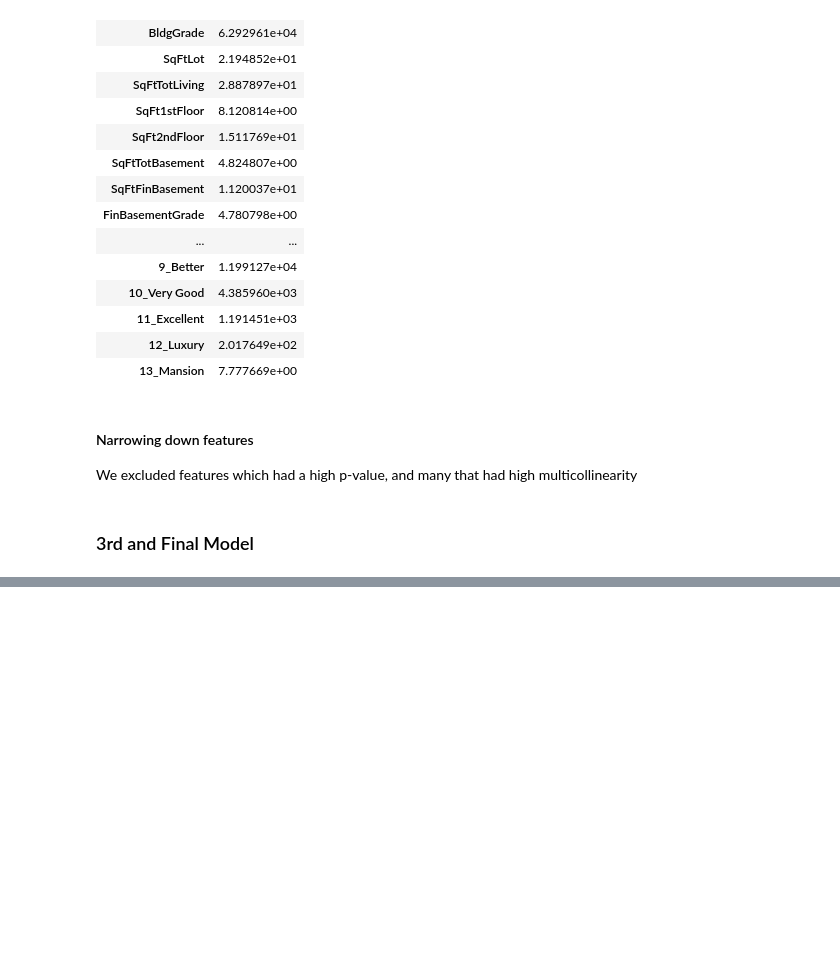
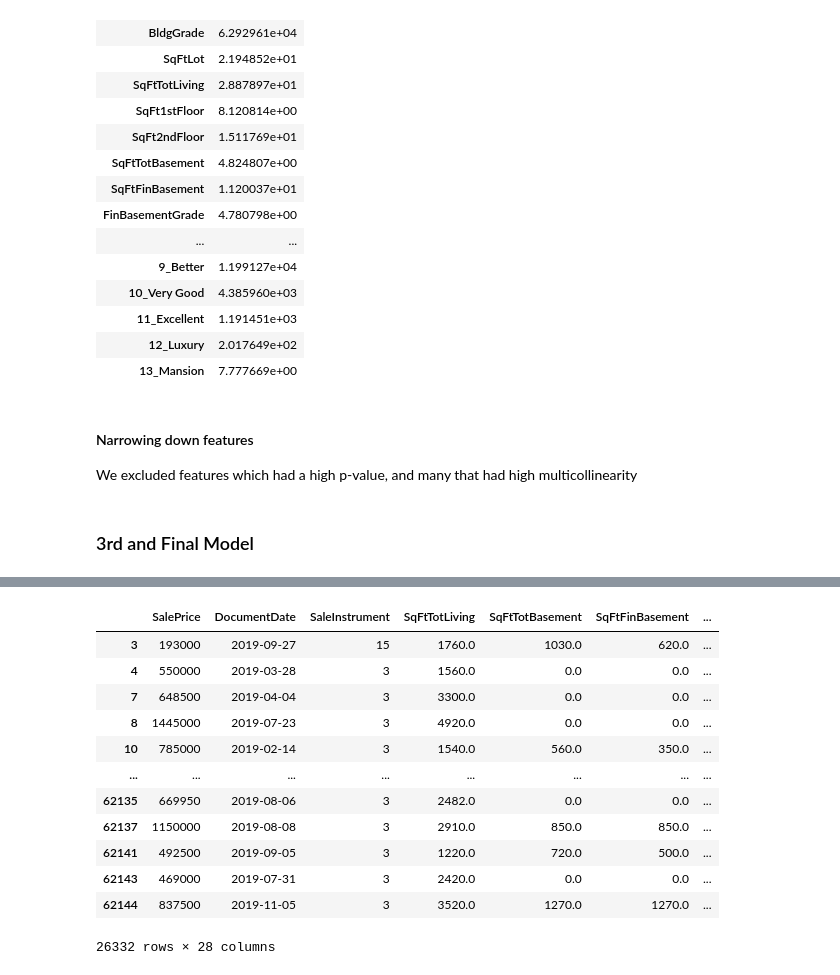
Before and after one commit to Ozxahmed/phase_2_project_chicago-sf-seattle-ds-082420, a Jupyter notebook: notebooks/report/project_2_housing_prices_final_report.ipynb, the cells around one changed output, grey strips where cells are left out. Saved outputs shown, nothing was run; the diff lists cells and outputs as text; code cells hidden in the pictures; blank space fills up the shorter version.

```diff
--- a/notebooks/report/project_2_housing_prices_final_report.ipynb
+++ b/notebooks/report/project_2_housing_prices_final_report.ipynb
@@ -442,0 +471,20 @@ strong multicollinearity or other numerical problems.
+# %%
+# Creating a boolean column for porch (based on whether open porch sq ft is greater than 0 or not)
+
+OpenPorch = all_merged_ohe['SqFtOpenPorch'].astype(bool).astype(int)
+
+all_merged_ohe.insert(loc=12, column='Porch', value=OpenPorch)
+# %% [output]
+|  | SalePrice | DocumentDate | SaleInstrument | SqFtTotLiving | SqFtTotBasement | SqFtFinBasement | ... |
+| 3 | 193000 | 2019-09-27 | 15 | 1760.0 | 1030.0 | 620.0 | ... |
+| 4 | 550000 | 2019-03-28 | 3 | 1560.0 | 0.0 | 0.0 | ... |
+| 7 | 648500 | 2019-04-04 | 3 | 3300.0 | 0.0 | 0.0 | ... |
+| 8 | 1445000 | 2019-07-23 | 3 | 4920.0 | 0.0 | 0.0 | ... |
+| 10 | 785000 | 2019-02-14 | 3 | 1540.0 | 560.0 | 350.0 | ... |
+| ... | ... | ... | ... | ... | ... | ... | ... |
+| 62135 | 669950 | 2019-08-06 | 3 | 2482.0 | 0.0 | 0.0 | ... |
+| 62137 | 1150000 | 2019-08-08 | 3 | 2910.0 | 850.0 | 850.0 | ... |
+| 62141 | 492500 | 2019-09-05 | 3 | 1220.0 | 720.0 | 500.0 | ... |
+| 62143 | 469000 | 2019-07-31 | 3 | 2420.0 | 0.0 | 0.0 | ... |
+| 62144 | 837500 | 2019-11-05 | 3 | 3520.0 | 1270.0 | 1270.0 | ... |
+26332 rows × 28 columns
```
Also changed, not shown: parts of 11 cells of this notebook.
